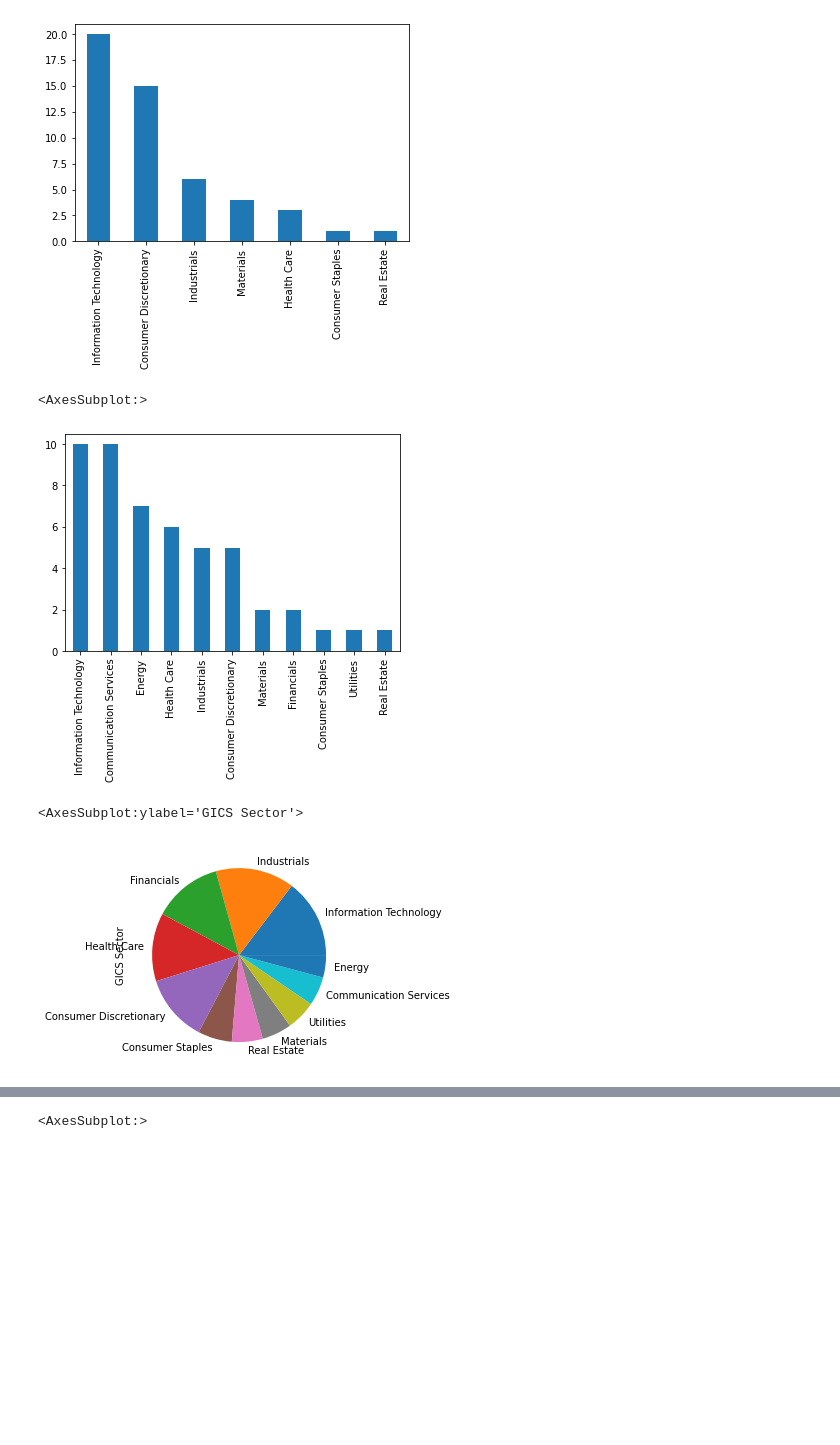
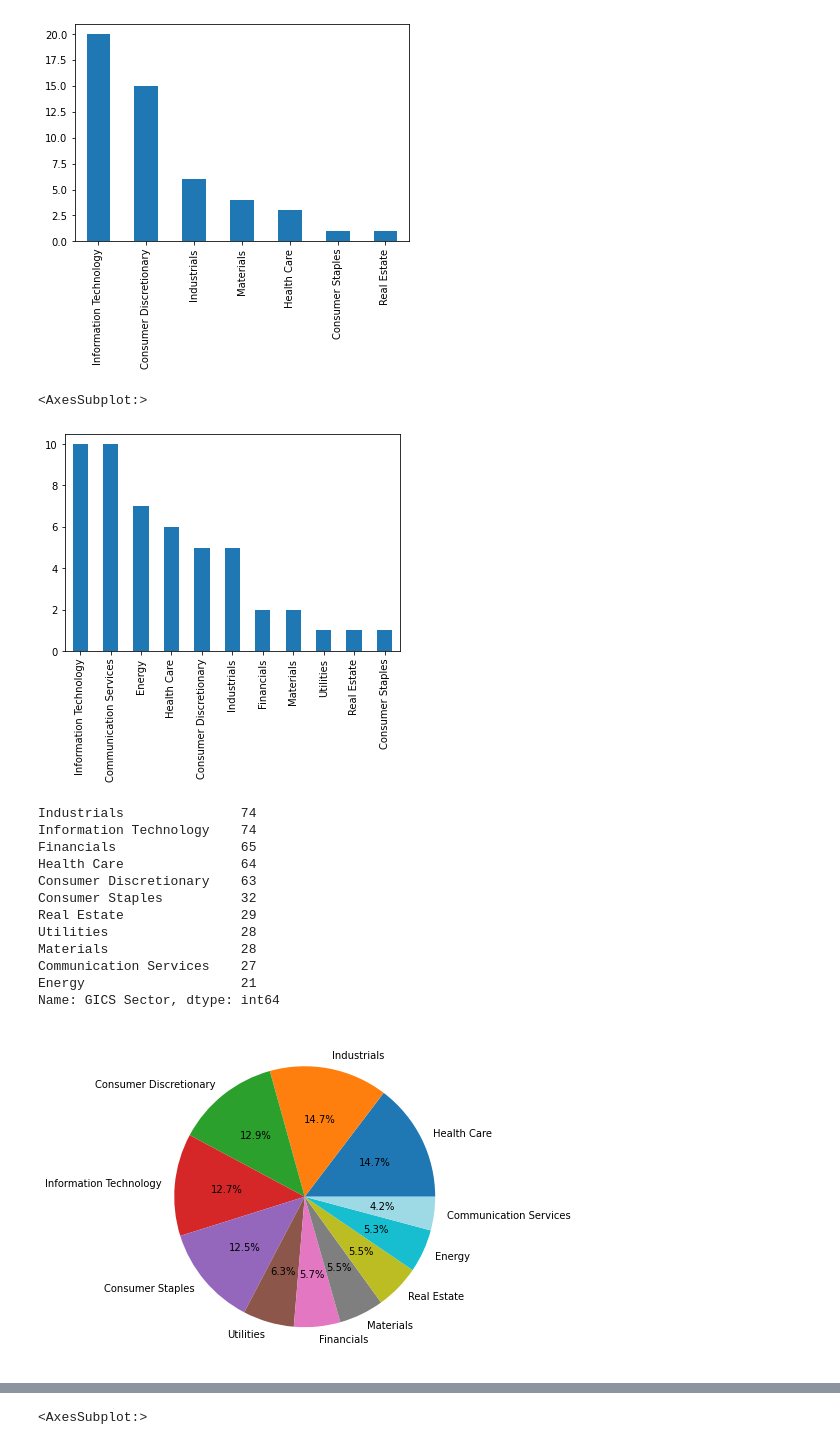
Before and after one commit to ALtogether2332/SPY500_Project, a Jupyter notebook: Main.ipynb, the cells around one changed output, grey strips where cells are left out. Drawn from its saved outputs; the diff is of its cells as text; code cells hidden in the pictures; blank space fills up the shorter version.

```diff
--- a/Main.ipynb
+++ b/Main.ipynb
@@ -14,9 +13,8 @@ SPY_Firms = pd.read_csv('Firm_SPY500.csv', index_col = 'Symbol')
 # %%
-#create list of all Firm Symbol(Tickers) for looping purposes
+#Create list of all Firm Symbol(Tickers) for looping purposes
 Symbols = []
 for symbol in SPY_Firms.index:
     Symbols.append(symbol)
-Symbols.sort()
 # %%
 #Import Data on each stock for last 30 days as dictionary
 start = datetime.datetime(2021,10,11)
@@ -43,5 +56,7 @@ Firms_SPY500_30_Adj = Firms_SPY500_30.xs(key = 'Adj Close', axis = 1, level='Inf
 # %%
 #Create DataFrame of Daily Returns for each stock
-Firms_Daily_Return_30 = pd.DataFrame()
+Daily_Return = pd.DataFrame()
 for symbol in Symbols:
-    Firms_Daily_Return_30[symbol] = Firms_SPY500_30_Adj[symbol].pct_change()
+    Daily_Return[symbol] = Firms_SPY500_30_Adj[symbol].pct_change()
+Daily_Return.drop(labels = start, axis = 0, inplace = True)
+Daily_Return.isna().values.any()
@@ -48,7 +65,7 @@ for symbol in Symbols:
 # %%
 #Create DataFrame for the cumulative returns of each stock
-Firms_Daily_Return_30_Cum = (Firms_Daily_Return_30+1).cumprod() - 1
-Firms_Daily_Return_30_Cum.tail(1)
+Daily_Return_Cum = (Daily_Return+1).cumprod() - 1
+Daily_Return_Cum.tail(1)
 # %% [output]
 |  | A | AAL | AAP | AAPL | ABBV | ABC | ABMD | ABT | ACN | ADBE | ... | ... |
 | Date |  |  |  |  |  |  |  |  |  |  |  | ... |
@@ -69,8 +74,8 @@ len(c[c['Difference'] > (1*(10**-14))])
 # %%
 #Create DataFrame of 30 day cumulative Return with firm info
-Firms_Daily_Return_30_Cum_Total = pd.DataFrame(Firms_Daily_Return_30_Cum.iloc[-1])
-Firms_Daily_Return_30_Cum_Total.columns = ['30d Return']
-Firms_Daily_Return_30_Cum_Total.index.name = ('Symbol')
-SPY_Firms_30d_Returns = pd.DataFrame(SPY_Firms.merge(Firms_Daily_Return_30_Cum_Total, on= 'Symbol'))
-SPY_Firms_30d_Returns.drop(columns = ['Unnamed: 0', 'Headquarters Location'], inplace = True)
-SPY_Firms_30d_Returns.set_index('Symbol').sort_values('Symbol')
+Returns_30day = pd.DataFrame(Daily_Return_Cum.iloc[-1])
+Returns_30day.columns = ['30d Return']
+Returns_30day.index.names = [('Symbol')]
+Returns_30day_info = pd.DataFrame(SPY_Firms.merge(Returns_30day, on = 'Symbol'))
+Returns_30day_info.drop(columns = ['Unnamed: 0', 'Headquarters Location'], inplace = True)
+Returns_30day_info.sort_values('Symbol')
@@ -100,17 +90,31 @@ Top_Ten_Firms['GICS Sector'].value_counts().plot(kind = 'bar')
 # %%
 #Bottom 10 Performing Stocks
 ###Insight 1, part 2.Indeed presence of IT again says something which should prompt overall analysis of sectorsBo
-Bottom_Ten_Firms = SPY_Firms_30d_Returns.sort_values('30d Return', ascending = True).head(50)
-Bottom_Ten_Firms['GICS Sector'].value_counts().plot(kind = 'bar')
+Bottom_Firms = Returns_30day_info.sort_values('30d Return', ascending = True).head(50)
+Bottom_Firms['GICS Sector'].value_counts().plot(kind = 'bar')
 # %% [output]
 <AxesSubplot:>
-[figure, old version]
+[figure, new version]
 # %%
 #Check for over  representation
-SPY_Firms_30d_Returns['GICS Sector'].value_counts().plot(kind = 'pie')
+fig = plt.figure(figsize = (6,6))
+Returns_30day_info['GICS Sector'].value_counts().plot(kind = 'pie', labels = Returns_30day_info['GICS Sector'].unique(), autopct='%1.1f%%', colormap = 'tab20')
+plt.ylabel('')
+Returns_30day_info['GICS Sector'].value_counts()
 # %% [output]
-<AxesSubplot:ylabel='GICS Sector'>
+Industrials               74
+Information Technology    74
+Financials                65
+Health Care               64
+Consumer Discretionary    63
+Consumer Staples          32
+Real Estate               29
+Utilities                 28
+Materials                 28
+Communication Services    27
+Energy                    21
+Name: GICS Sector, dtype: int64
-[figure, old version]
+[figure, new version]
 # %%
 #Insight 2. Measure of skewness and distribution, we can see IT is very spread out vs utilites compact.
 fig = plt.figure(figsize = (15,10))
```
Also changed, not shown: parts of 13 cells of this notebook.
